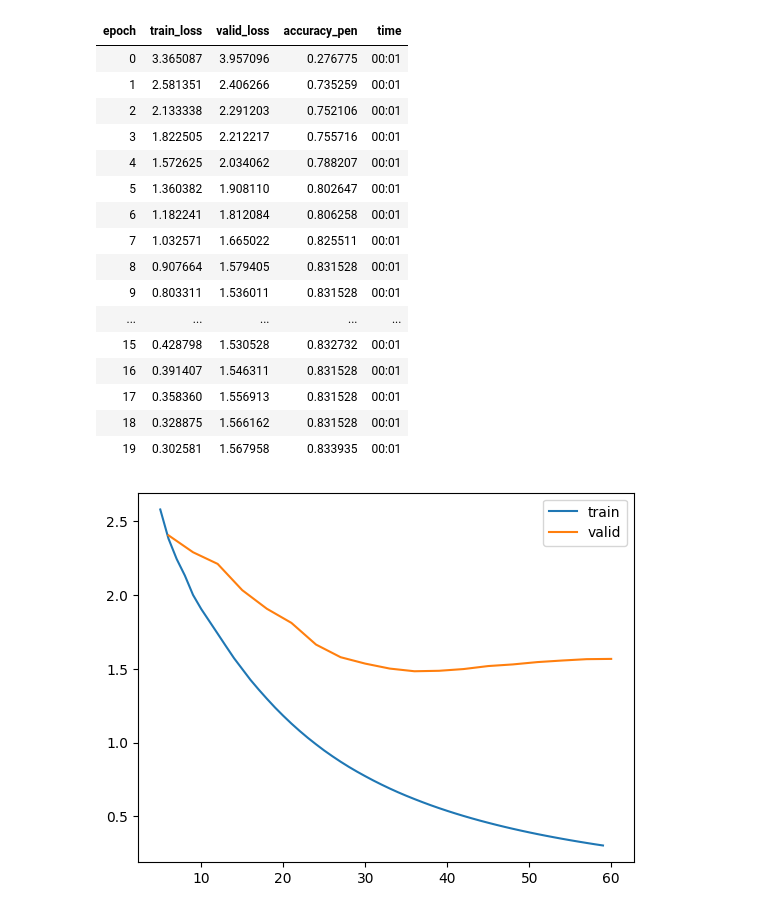
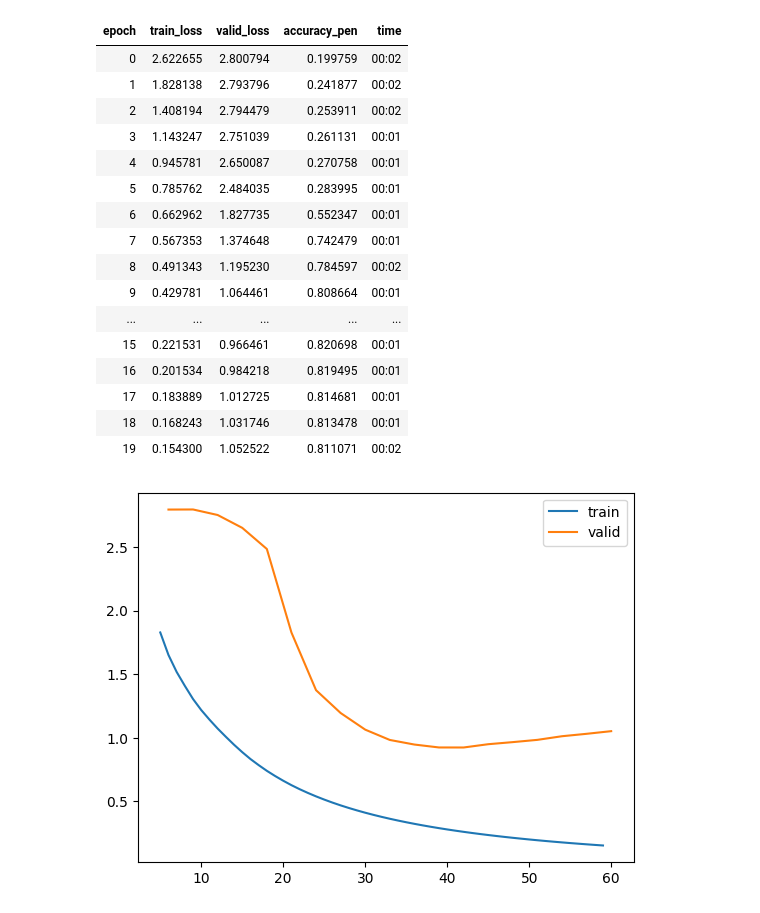
Before and after one commit to AndreaBaraldi99/ClinVarDNN, a Jupyter notebook: DNN_LFGroups.ipynb, the cells around one changed output. Saved outputs shown, nothing was run; the diff lists cells and outputs as text; code cells hidden in the pictures.

```diff
--- a/DNN_LFGroups.ipynb
+++ b/DNN_LFGroups.ipynb
@@ -5,7 +8,7 @@ set_seed(42)
 df = pd.read_csv('clinvar.hg19.chr21.dbnsfp.tsv', sep='\t')
 mixed_type = [98,99,101,102,131,132,133,134,135,136,153,154,155,169,170,171,172,646,650,651,675,676,677,678,679,681,682,684,685,686,687,688,689,690,691,692,693,694,695,696,697,698,699,700,701,702,703,705,706,717,718,719,720,721,722,723,724,725,730]
 for column in mixed_type:
-    df.iloc[:, column] = pd.to_numeric(df.iloc[:, column], errors='coerce')
+    df[df.columns[column]] = pd.to_numeric(df[df.columns[column]], errors='coerce')
 df.replace(to_replace='.', value=np.nan, inplace=True)
 df.replace(regex='^[.;]+$', value=np.nan, inplace=True)
 df.dropna(axis='rows', how='any', inplace=True, subset=['clinvar_clnsig'])
@@ -38,8 +41,9 @@ dls = to.dataloaders(bs=1024)
 classes = {0: 1, 1: 1, 2: 2, 3: 2, 4: 3}
 
 class GroupLoss(nn.Module):
-    def __init__(self):
+    def __init__(self, gamma = 2.0):
         super(GroupLoss, self).__init__()
+        self.gamma = gamma
 
     def forward(self, inp, targ):
         sm_acts = torch.softmax(inp, dim=1)
@@ -48,9 +52,9 @@ class GroupLoss(nn.Module):
             target_class = classes[targ[i].item()]
             pred_class = sm_acts[i].argmax().item()
             if target_class != classes[pred_class]:
-                losses.append(torch.log(sm_acts[i][targ[i].item()]) * 3)
+                losses.append(torch.pow(1 - sm_acts[i][targ[i].item()], self.gamma) * torch.log(sm_acts[i][targ[i].item()]) * 3)
             else:
-                losses.append(torch.log(sm_acts[i][targ[i].item()]))
+                losses.append(torch.pow(1 - sm_acts[i][targ[i].item()], self.gamma) * torch.log(sm_acts[i][targ[i].item()]))
 
         return -torch.stack(losses).mean()
 
@@ -61,7 +65,7 @@ def accuracy_pen(input, target):
     targ_class = [classes[t.item()] for t in target]
     return (torch.tensor(preds_class) == torch.tensor(targ_class)).float().mean()
 # %%
-learn = tabular_learner(dls, metrics=accuracy_pen, loss_func=GroupLoss())
+learn = tabular_learner(dls, metrics=accuracy_pen, loss_func=GroupLoss(gamma=4))
 # %%
 lr = learn.lr_find()
 # %% [output]
@@ -70,25 +74,25 @@ lr = learn.lr_find()
 # %%
-learn.fit(20, lr, wd=0.01)
+learn.fit(20, lr, 1e-3)
 learn.recorder.plot_loss()
 # %% [output]
 | epoch | train_loss | valid_loss | accuracy_pen | time |
-| 0 | 3.365087 | 3.957096 | 0.276775 | 00:01 |
-| 1 | 2.581351 | 2.406266 | 0.735259 | 00:01 |
-| 2 | 2.133338 | 2.291203 | 0.752106 | 00:01 |
-| 3 | 1.822505 | 2.212217 | 0.755716 | 00:01 |
-| 4 | 1.572625 | 2.034062 | 0.788207 | 00:01 |
-| 5 | 1.360382 | 1.908110 | 0.802647 | 00:01 |
-| 6 | 1.182241 | 1.812084 | 0.806258 | 00:01 |
-| 7 | 1.032571 | 1.665022 | 0.825511 | 00:01 |
-| 8 | 0.907664 | 1.579405 | 0.831528 | 00:01 |
-| 9 | 0.803311 | 1.536011 | 0.831528 | 00:01 |
+| 0 | 2.622655 | 2.800794 | 0.199759 | 00:02 |
+| 1 | 1.828138 | 2.793796 | 0.241877 | 00:02 |
+| 2 | 1.408194 | 2.794479 | 0.253911 | 00:02 |
+| 3 | 1.143247 | 2.751039 | 0.261131 | 00:01 |
+| 4 | 0.945781 | 2.650087 | 0.270758 | 00:01 |
+| 5 | 0.785762 | 2.484035 | 0.283995 | 00:01 |
+| 6 | 0.662962 | 1.827735 | 0.552347 | 00:01 |
+| 7 | 0.567353 | 1.374648 | 0.742479 | 00:01 |
+| 8 | 0.491343 | 1.195230 | 0.784597 | 00:02 |
+| 9 | 0.429781 | 1.064461 | 0.808664 | 00:01 |
 | ... | ... | ... | ... | ... |
-| 15 | 0.428798 | 1.530528 | 0.832732 | 00:01 |
-| 16 | 0.391407 | 1.546311 | 0.831528 | 00:01 |
-| 17 | 0.358360 | 1.556913 | 0.831528 | 00:01 |
-| 18 | 0.328875 | 1.566162 | 0.831528 | 00:01 |
-| 19 | 0.302581 | 1.567958 | 0.833935 | 00:01 |
+| 15 | 0.221531 | 0.966461 | 0.820698 | 00:01 |
+| 16 | 0.201534 | 0.984218 | 0.819495 | 00:01 |
+| 17 | 0.183889 | 1.012725 | 0.814681 | 00:01 |
+| 18 | 0.168243 | 1.031746 | 0.813478 | 00:01 |
+| 19 | 0.154300 | 1.052522 | 0.811071 | 00:02 |
-[figure, old version]
+[figure, new version]
 # %%
 from sklearn.metrics import confusion_matrix, ConfusionMatrixDisplay
 
```
Also changed, not shown: parts of 5 cells of this notebook, 3 other files.
